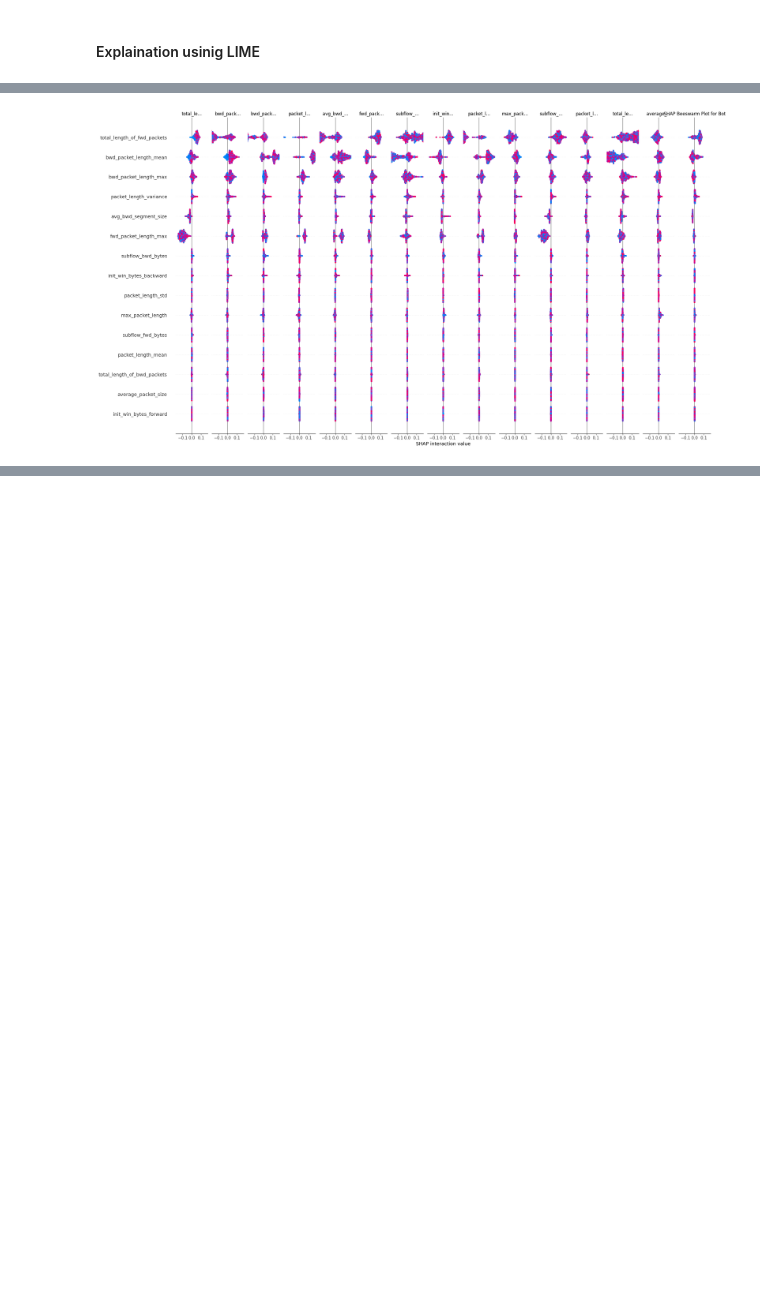
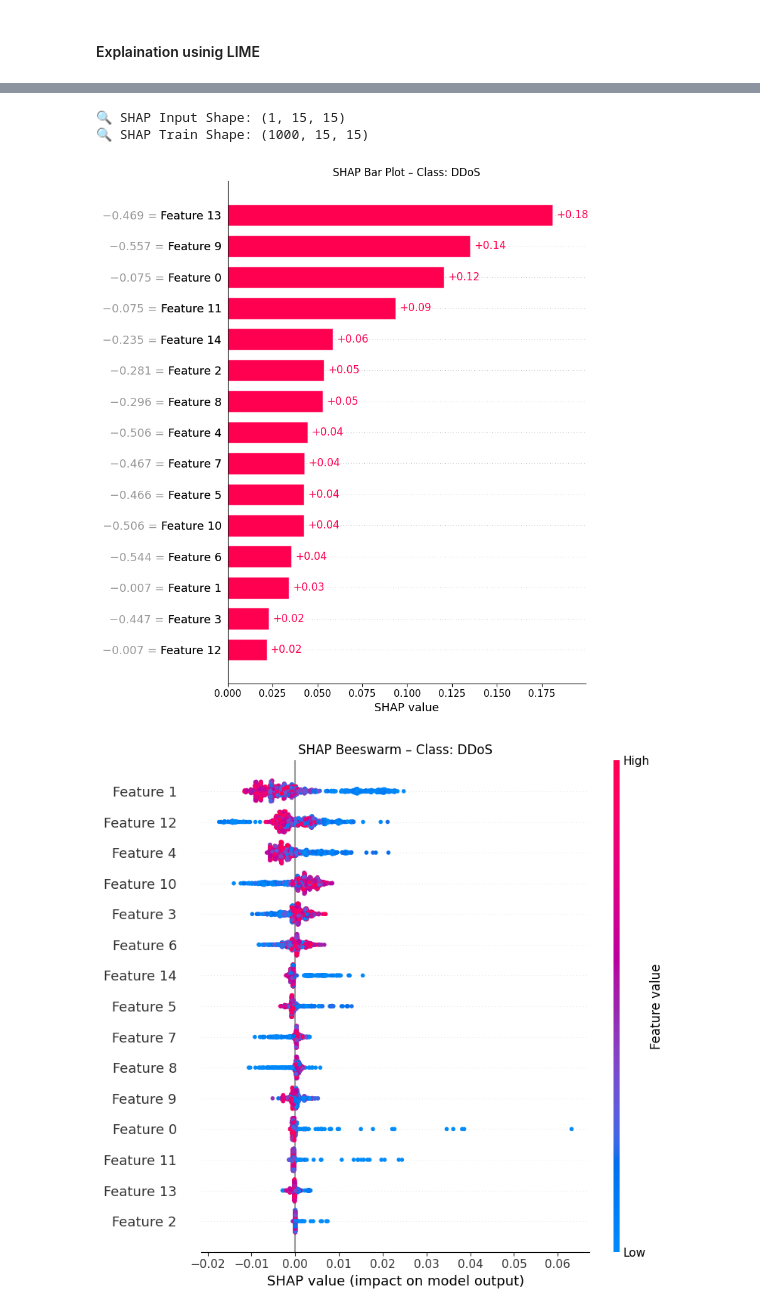
Before and after one commit to thenandansrinivas/XAINIDS, a Jupyter notebook: cicids/models.ipynb, the cells around one changed output, grey strips where cells are left out. Drawn from its saved outputs; the diff is of its cells as text; code cells hidden in the pictures; blank space fills up the shorter version.

```diff
--- a/cicids/models.ipynb
+++ b/cicids/models.ipynb
@@ -517,14 +469,43 @@ plt.show()
-# %%
-# === SHAP Beeswarm (training distribution) ===
-shap.summary_plot(
-    shap_values_train_pred,
-    training_scaled,
-    feature_names=feature_names,
-    max_display=15,
-    show=False
-)
-plt.title(f'SHAP Beeswarm Plot for {predicted_class_name}')
-plt.tight_layout()
-plt.show()
-# %% [output]
-[figure, removed]
+# %%
+import shap
+import matplotlib.pyplot as plt
+
+# === SHAP EXPLANATION ===
+print("\n📌 SHAP EXPLANATION")
+print("=" * 60)
+
+# Use the correct SHAP explainer for non-tree models
+explainer_shap = shap.Explainer(model, training_scaled)
+
+# Compute SHAP values
+shap_values_input = explainer_shap(input_scaled)
+shap_values_train = explainer_shap(training_scaled)
+
+print(f"🔍 SHAP Input Shape: {shap_values_input.shape}")
+print(f"🔍 SHAP Train Shape: {shap_values_train.shape}")
+
+# === Handle multi-class slicing safely ===
+if len(shap_values_input.shape) == 3:
+    # Predicted class index might be out of bounds, clamp it
+    num_classes = shap_values_input.shape[2]
+    safe_class_index = min(predicted_label, num_classes - 1)
+    shap_values_input_class = shap_values_input[:, :, safe_class_index]
+    shap_values_train_class = shap_values_train[:, :, safe_class_index]
+else:
+    shap_values_input_class = shap_values_input
+    shap_values_train_class = shap_values_train
+
+# === Bar Plot for Input Sample ===
+plt.figure(figsize=(10, 5))
+shap.plots.bar(shap_values_input_class[0], max_display=15, show=False, )
+plt.title(f"SHAP Bar Plot – Class: {predicted_class_name}")
+plt.tight_layout()
+plt.show()
+
+# === Beeswarm Plot for Training Data ===
+plt.figure(figsize=(10, 6))
+shap.plots.beeswarm(shap_values_train_class, max_display=15, show=False)
+plt.title(f"SHAP Beeswarm – Class: {predicted_class_name}")
+plt.tight_layout()
+plt.show()
+# %% [output]
@@ -531,2 +514,6 @@ plt.show()
+🔍 SHAP Input Shape: (1, 15, 15)
+🔍 SHAP Train Shape: (1000, 15, 15)
+[figure, added]
+[figure, added]
 # %%
 # === Step 1: Load model, scaler, and label encoder ===
```
Also changed, not shown: parts of 16 cells of this notebook, 3 other files.
